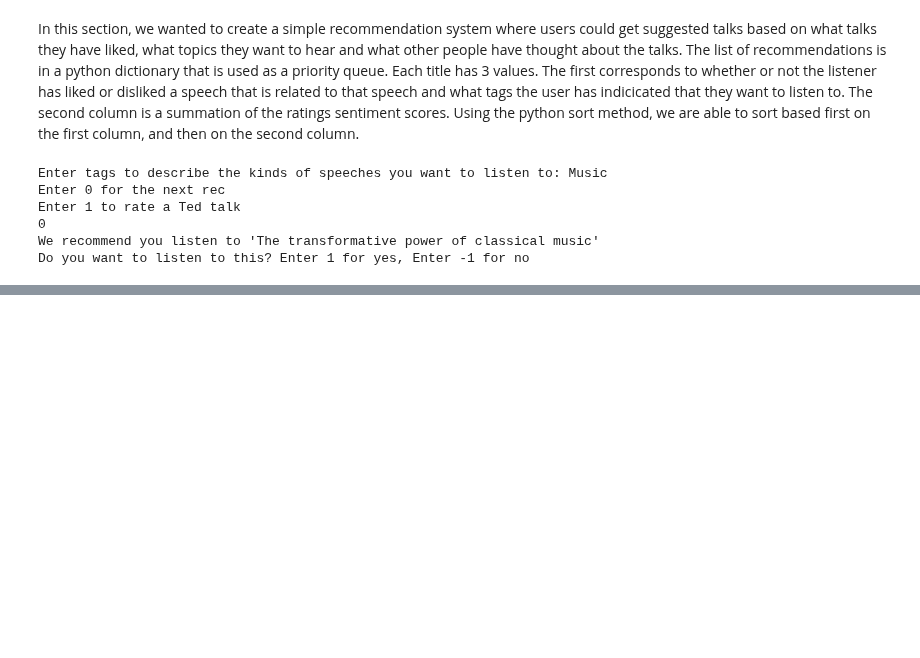
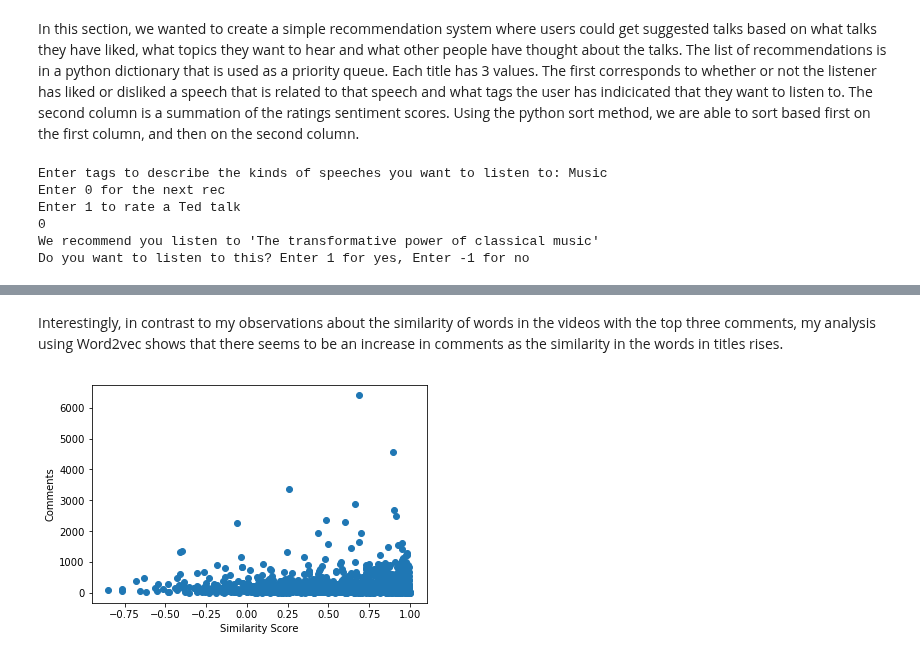
Before and after one commit to jmazanec15/BigDataFinal, a Jupyter notebook: DissectingTed.ipynb, the cells around one changed output, grey strips where cells are left out. Saved outputs shown, nothing was run; the diff lists cells and outputs as text; code cells hidden in the pictures; blank space fills up the shorter version.

```diff
--- a/DissectingTed.ipynb
+++ b/DissectingTed.ipynb
@@ -425,0 +687,10 @@ Do you want to listen to this? Enter 1 for yes, Enter -1 for no
+# %% [markdown]
+Interestingly, in contrast to my observations about the similarity of words in the videos with the top three comments, my analysis using Word2vec shows that there seems to be an increase in comments as the similarity in the words in titles rises.
+# %%
+##Scatterplot of similarity scores vs comments
+plt.scatter(sim_focused.loc[:,"Similarity Score"],sim_focused.loc[:,"comments"])
+plt.xlabel("Similarity Score")
+plt.ylabel("Comments")
+plt.show()
+# %% [output]
+[figure, added]
```
Also changed, not shown: parts of 33 cells of this notebook.
